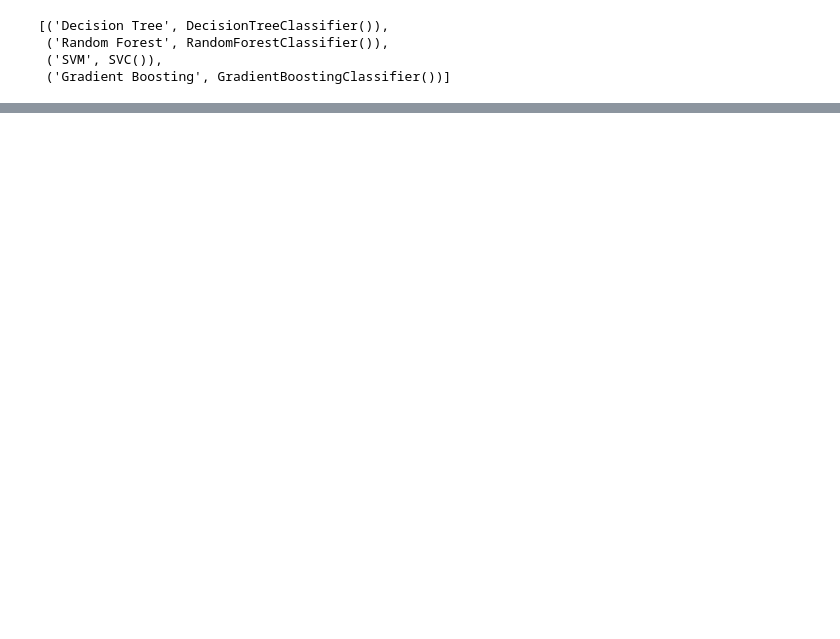
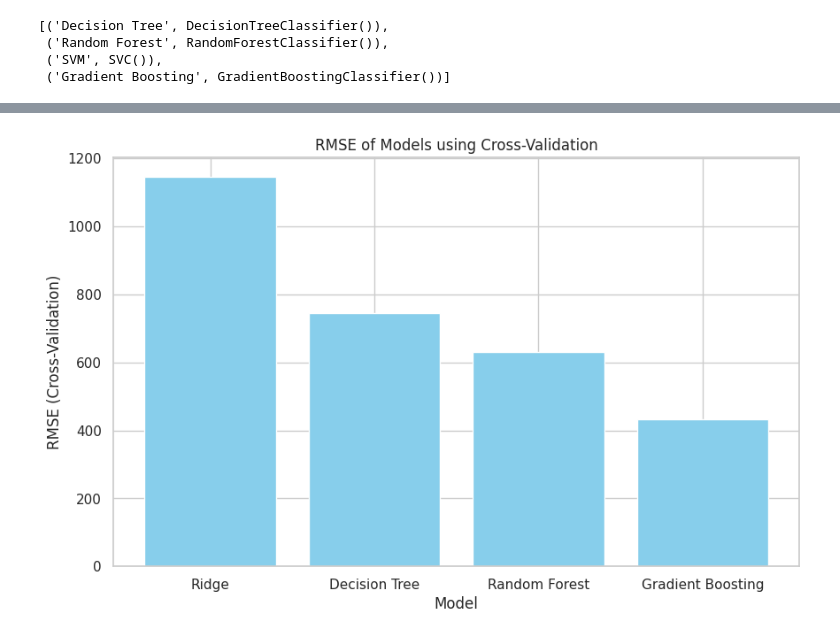
Before and after one commit to santoshdhalwalkar/MobilePhones, a Jupyter notebook: PricePredictionforMobilePhones.ipynb, the cells around one changed output, grey strips where cells are left out. Drawn from its saved outputs; the diff is of its cells as text; code cells hidden in the pictures; blank space fills up the shorter version.

```diff
--- a/PricePredictionforMobilePhones.ipynb
+++ b/PricePredictionforMobilePhones.ipynb
@@ -930,12 +918,24 @@ from sklearn.linear_model import Ridge
 from sklearn.tree import DecisionTreeRegressor
 from sklearn.ensemble import RandomForestRegressor
 from sklearn.ensemble import GradientBoostingRegressor
+# %%
+# Define the regressors
+Regressors = [
+    ('Ridge', Ridge()),
+    ('Decision Tree', DecisionTreeRegressor()),
+    ('Random Forest', RandomForestRegressor()),
+    ('Gradient Boosting', GradientBoostingRegressor())
+]
 # %%
+
 # DataFrame to store all results
 all_results = pd.DataFrame({"Actual": y_test})
 
 # DataFrame to store evaluation metrics
 metrics_results = []
+
+# Dictionary to store RMSE (CV) results
+rmse_cv_results = {}
 
 # Iterate through each regressor, fit the model, make predictions, and evaluate
 for name, model in Regressors:
@@ -947,8 +947,11 @@ for name, model in Regressors:
 
 
         # Evaluate the model
+    # Evaluate the model
     mae, mse, rmse, r2_square = evaluation(y_test, y_pred)
     rmse_cv_val = rmse_cv(model)
+    rmse_cv_results[name] = rmse_cv_val
+
     print(f"{name} Results:")
     print(f"MAE: {mae:.2f}")
     print(f"MSE: {mse:.2f}")
@@ -1038,0 +983,13 @@ plt.show()
+# %%
+# Plot RMSE (CV) results
+models = list(rmse_cv_results.keys())
+rmse_values = list(rmse_cv_results.values())
+
+plt.figure(figsize=(10, 6))
+plt.bar(models, rmse_values, color='skyblue')
+plt.xlabel('Model')
+plt.ylabel('RMSE (Cross-Validation)')
+plt.title('RMSE of Models using Cross-Validation')
+plt.show()
+# %% [output]
+[figure, added]
```
Also changed, not shown: parts of 18 cells of this notebook.
